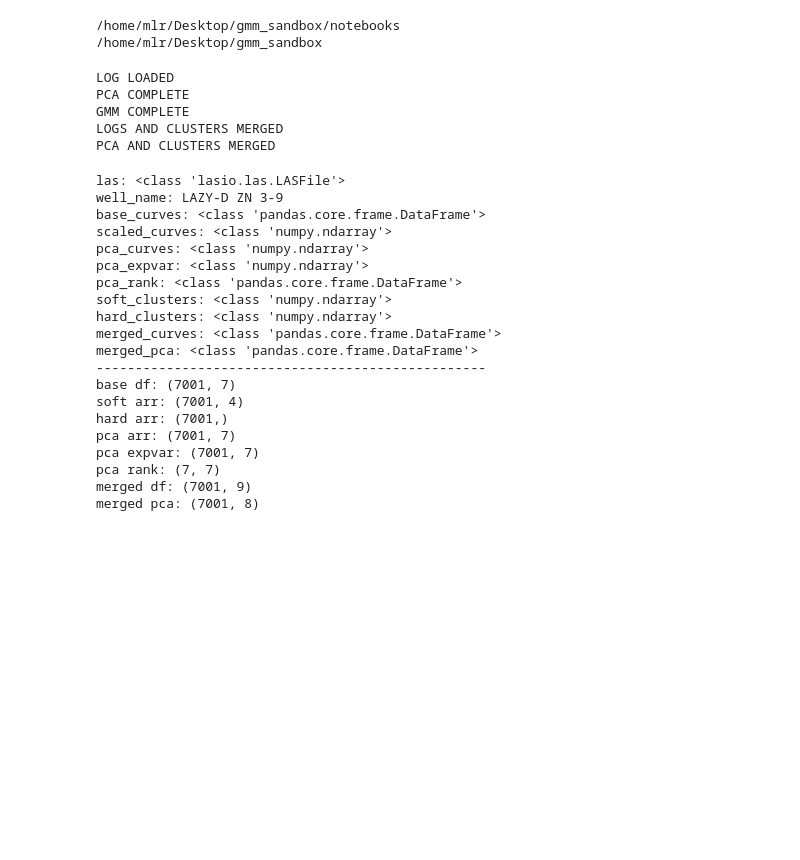
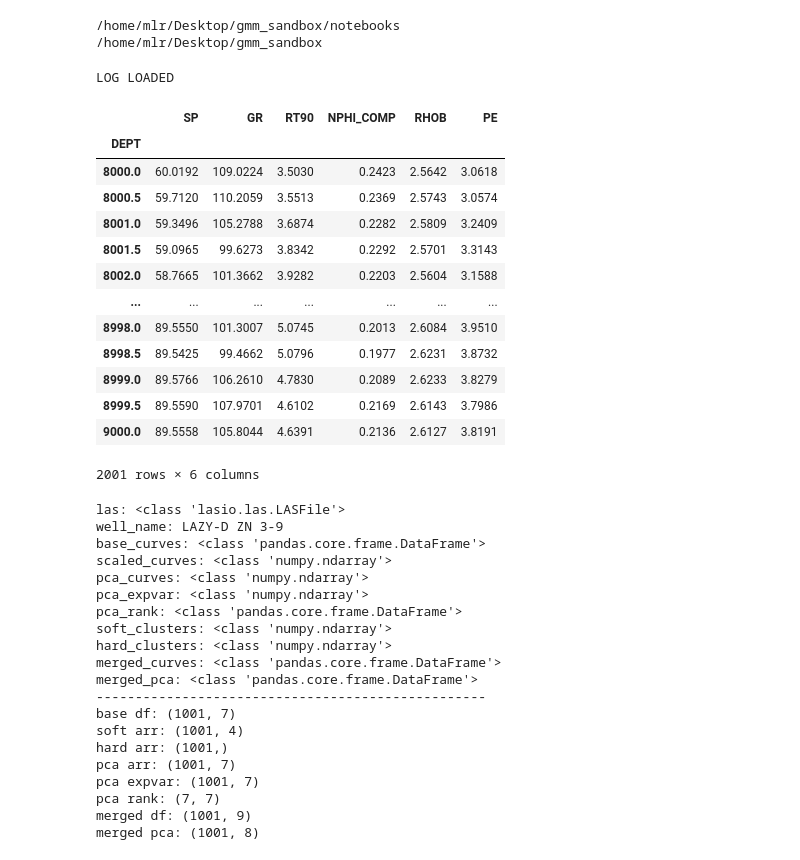
Before and after one commit to mlr07/gmm_sandbox, a Jupyter notebook: notebooks/00_gmm_log_workflow.ipynb, the cells around one changed output. Drawn from its saved outputs; the diff is of its cells as text; code cells hidden in the pictures; blank space fills up the shorter version.

Commit message:
fixed curve plot

```diff
--- a/notebooks/00_gmm_log_workflow.ipynb
+++ b/notebooks/00_gmm_log_workflow.ipynb
@@ -34,34 +34,49 @@ from common.plot import plot_pca_2D, plot_pca_3D, plot_pca_rank, plot_curves_pro
 from common.output import combine_curves_prob, combine_pca_prob
 # %%
 # load log from data and init data dictionary
-lazy = load_log("./logs/Lazy_D_400222042.las")
+cols = ["SP", "GR", "RT90", "NPHI_COMP", "RHOB", "PE"]
+data = "./logs/Lazy_D_400222042.las"
+lazy = load_log(data, cols)
 
 # grab interval of log by index
-lazy = interval(lazy, top=2500, bot=9500)
+lazy = interval(lazy, top=8000, bot=9000)
 
-# standard scale log with defaults
+# # standard scale log with defaults
 lazy = scale(lazy)
 
-# run 3 component pca with defaults
+# # run 3 component pca with defaults
 lazy = pca(lazy)
 
-# run feature rank on pca
+# # run feature rank on pca
 lazy = pca_rank(lazy)
 
-# run gmm on scaled curves
+# # run gmm on scaled curves
 lazy = gmm(lazy, n=4)
 
-# merge gmm clusters to base curves
+# # merge gmm clusters to base curves
 lazy = combine_curves_prob(lazy)
 
-# merge gmm clusters to pca components
+# # merge gmm clusters to pca components
 lazy = combine_pca_prob(lazy)
 # %% [output]
 LOG LOADED
-PCA COMPLETE
-GMM COMPLETE
-LOGS AND CLUSTERS MERGED
-PCA AND CLUSTERS MERGED
+# %%
+lazy["base_curves"]
+# %% [output]
+|  | SP | GR | RT90 | NPHI_COMP | RHOB | PE |
+| DEPT |  |  |  |  |  |  |
+| 8000.0 | 60.0192 | 109.0224 | 3.5030 | 0.2423 | 2.5642 | 3.0618 |
+| 8000.5 | 59.7120 | 110.2059 | 3.5513 | 0.2369 | 2.5743 | 3.0574 |
+| 8001.0 | 59.3496 | 105.2788 | 3.6874 | 0.2282 | 2.5809 | 3.2409 |
+| 8001.5 | 59.0965 | 99.6273 | 3.8342 | 0.2292 | 2.5701 | 3.3143 |
+| 8002.0 | 58.7665 | 101.3662 | 3.9282 | 0.2203 | 2.5604 | 3.1588 |
+| ... | ... | ... | ... | ... | ... | ... |
+| 8998.0 | 89.5550 | 101.3007 | 5.0745 | 0.2013 | 2.6084 | 3.9510 |
+| 8998.5 | 89.5425 | 99.4662 | 5.0796 | 0.1977 | 2.6231 | 3.8732 |
+| 8999.0 | 89.5766 | 106.2610 | 4.7830 | 0.2089 | 2.6233 | 3.8279 |
+| 8999.5 | 89.5590 | 107.9701 | 4.6102 | 0.2169 | 2.6143 | 3.7986 |
+| 9000.0 | 89.5558 | 105.8044 | 4.6391 | 0.2136 | 2.6127 | 3.8191 |
+2001 rows × 6 columns
 # %%
 for k,v in lazy.items():
     if not isinstance(v, str):
@@ -93,14 +108,14 @@ hard_clusters: <class 'numpy.ndarray'>
 merged_curves: <class 'pandas.core.frame.DataFrame'>
 merged_pca: <class 'pandas.core.frame.DataFrame'>
 --------------------------------------------------
-base df: (7001, 7)
-soft arr: (7001, 4)
-hard arr: (7001,)
-pca arr: (7001, 7)
-pca expvar: (7001, 7)
+base df: (1001, 7)
+soft arr: (1001, 4)
+hard arr: (1001,)
+pca arr: (1001, 7)
+pca expvar: (1001, 7)
 pca rank: (7, 7)
-merged df: (7001, 9)
-merged pca: (7001, 8)
+merged df: (1001, 9)
+merged pca: (1001, 8)
 # %%
 # plot 2D pca with clusters
 plot_pca_2D(lazy, key="merged_pca")
```
Also changed, not shown: parts of 1 cell of this notebook, 7 other files.
